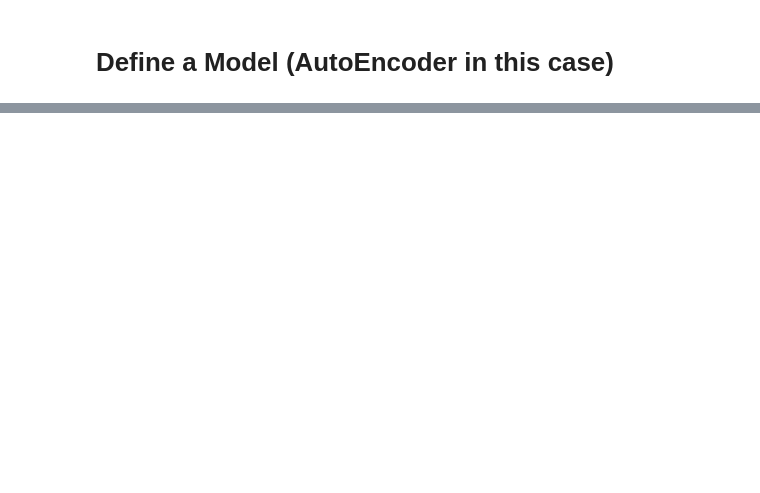
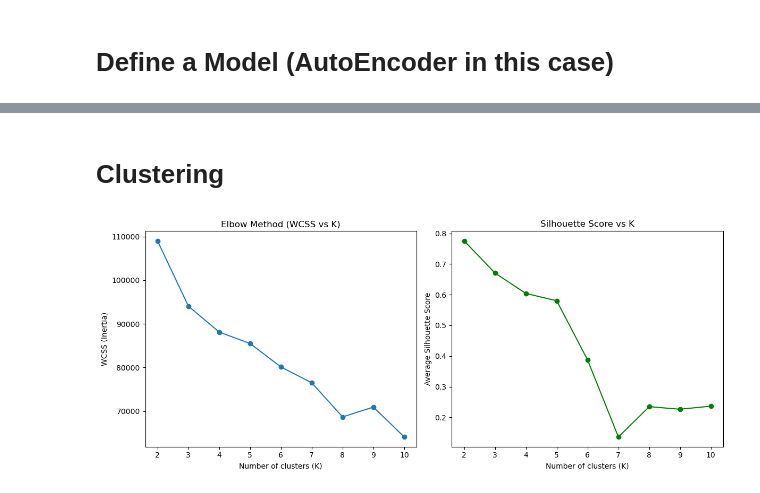
Before and after one commit to DushyantGoyal1611/Python_Jobma, a Jupyter notebook: Recommender System/Client's Loyalty Recommendation System/Try/Recommender_Notebook.ipynb, the cells around one changed output, grey strips where cells are left out. Drawn from its saved outputs; the diff is of its cells as text; code cells hidden in the pictures; blank space fills up the shorter version.

```diff
--- a/Recommender System/Client's Loyalty Recommendation System/Try/Recommender_Notebook.ipynb
+++ b/Recommender System/Client's Loyalty Recommendation System/Try/Recommender_Notebook.ipynb
@@ -303,0 +448,7 @@ model_1.to(device)
+# %%
+''' Loss Function, Optimizers and LR Scheduler '''
+
+# mse_loss_function = nn.MSELoss()
+loss_function = nn.SmoothL1Loss()
+optimizer = torch.optim.AdamW(model_1.parameters(), lr=learning_rate, weight_decay=1e-5)
+scheduler = torch.optim.lr_scheduler.ReduceLROnPlateau(optimizer, mode='min', patience=3, factor=0.5, verbose=True)
@@ -303,0 +509,42 @@ model_1.to(device)
+# %% [markdown]
+# Clustering
+# %%
+model_1.eval()
+
+with torch.no_grad():
+    encoder, _ = model_1(X_tensor)
+
+latent_np = encoder.cpu().numpy()
+# %%
+wcss = []
+silhouette_scores = []
+k_range = range(2, 11)
+# %%
+for k in k_range:
+    kmeans = KMeans(n_clusters=k, random_state=42)
+    labels = kmeans.fit_predict(latent_np)
+
+    wcss.append(kmeans.inertia_) # Inertia = WCSS
+    silhouette_scores.append(silhouette_score(latent_np, labels))
+# %%
+''' Elbow Rule to decide the number of clusters '''
+torch.manual_seed(42)
+plt.figure(figsize=(12, 5))
+
+plt.subplot(1, 2, 1)
+plt.plot(k_range, wcss, marker='o')
+plt.title('Elbow Method (WCSS vs K)')
+plt.xlabel('Number of clusters (K)')
+plt.ylabel('WCSS (Inertia)')
+
+# Step 5: Plot Silhouette Scores
+plt.subplot(1, 2, 2)
+plt.plot(k_range, silhouette_scores, marker='o', color='green')
+plt.title('Silhouette Score vs K')
+plt.xlabel('Number of clusters (K)')
+plt.ylabel('Average Silhouette Score')
+
+plt.tight_layout()
+plt.show()
+# %% [output]
+[figure, added]
```
Also changed, not shown: parts of 53 cells of this notebook, 7 other files.
